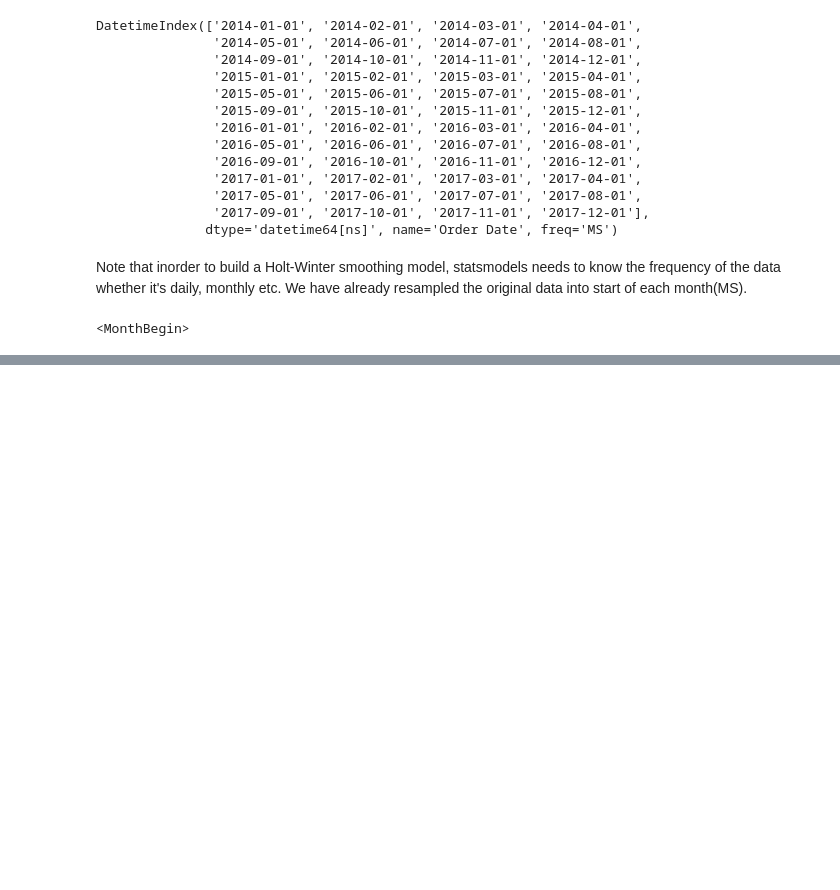
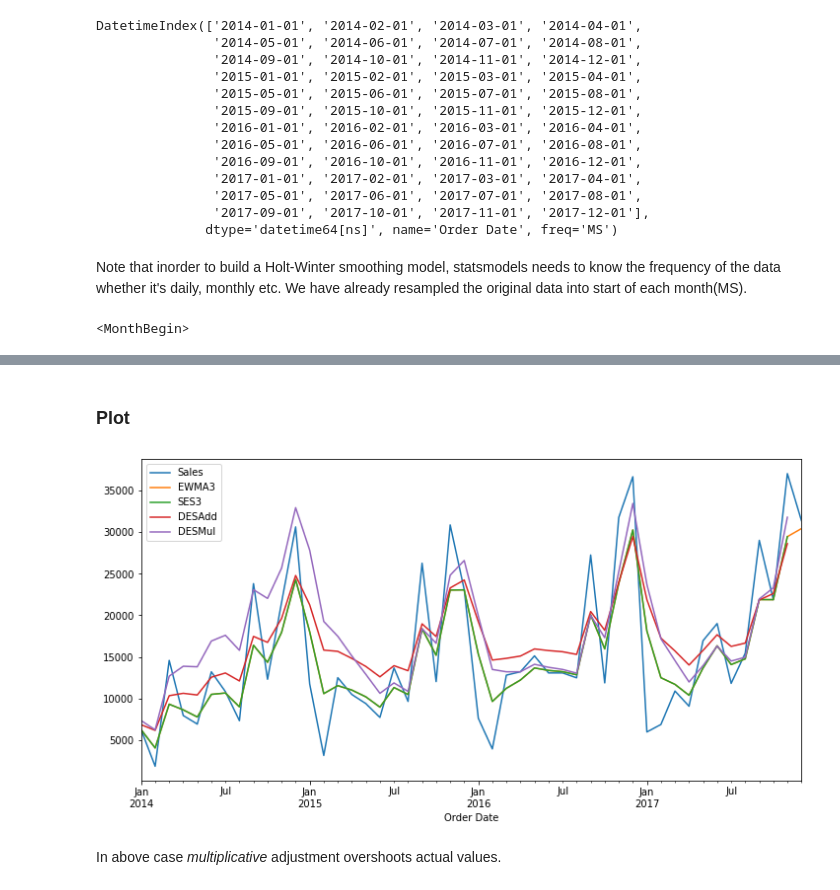
Before and after one commit to ajitsingh98/Time-Series-Analysis-and-Forecasting-with-Python, a Jupyter notebook: Time_Series_Analysis_Sales_Data.ipynb, the cells around one changed output, grey strips where cells are left out. Drawn from its saved outputs; the diff is of its cells as text; code cells hidden in the pictures; blank space fills up the shorter version.

```diff
--- a/Time_Series_Analysis_Sales_Data.ipynb
+++ b/Time_Series_Analysis_Sales_Data.ipynb
@@ -366,0 +485,4 @@ A variatiob of the statsmodels Holt-Winters function provides Simple Exponential
+# %%
+df['DESMul'] = ExponentialSmoothing(df['Sales'], trend='mul').fit().fittedvalues.shift(-1)
+
+df.head(5)
@@ -366,0 +497,8 @@ A variatiob of the statsmodels Holt-Winters function provides Simple Exponential
+# %% [markdown]
+### Plot
+# %%
+df[['Sales', 'EWMA3', 'SES3', 'DESAdd', 'DESMul']].plot(figsize=(12, 6)).autoscale(axis='x', tight=True)
+# %% [output]
+[figure, added]
+# %% [markdown]
+In above case *multiplicative* adjustment overshoots actual values.
```
Also changed, not shown: parts of 27 cells of this notebook, 1 other file.
